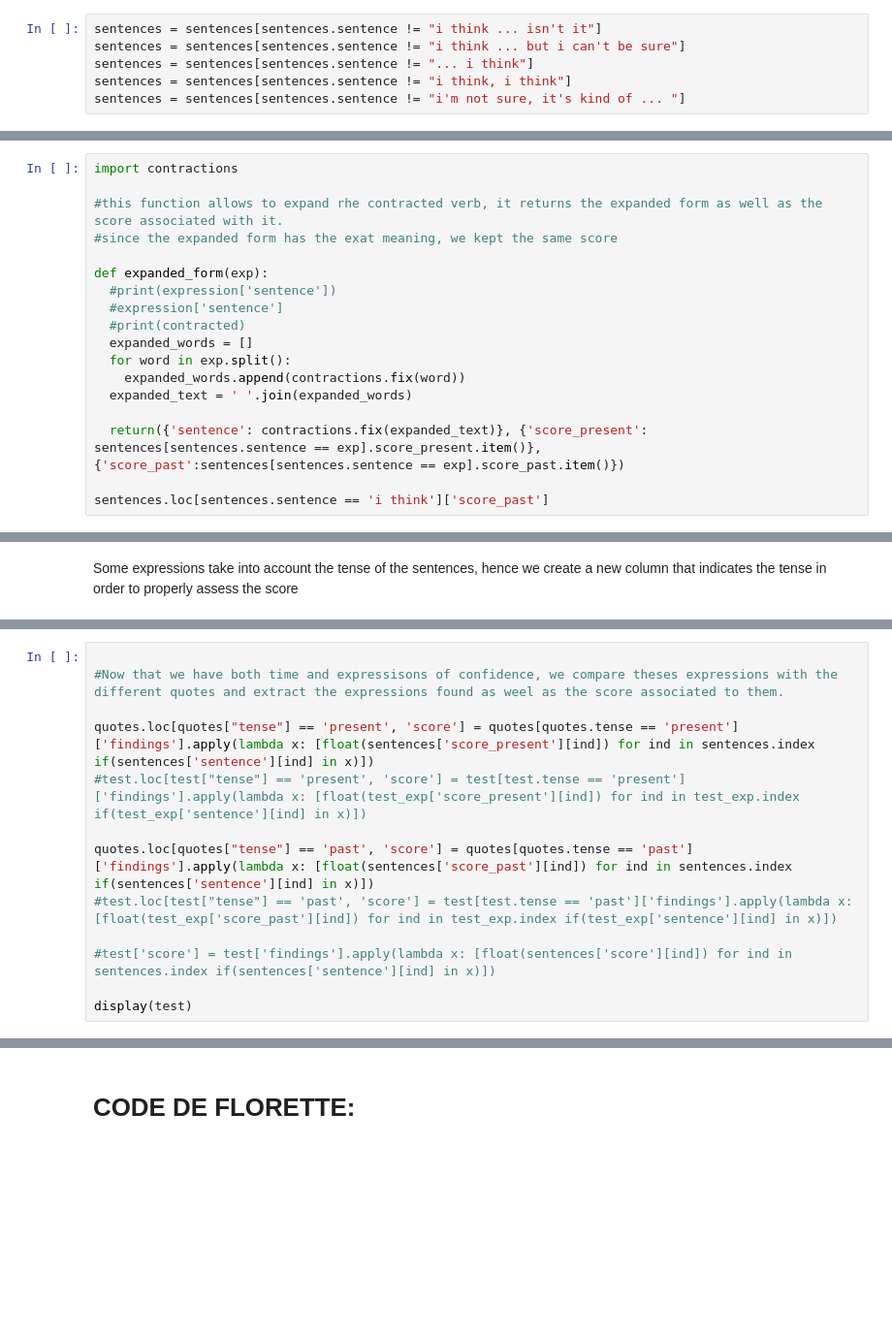
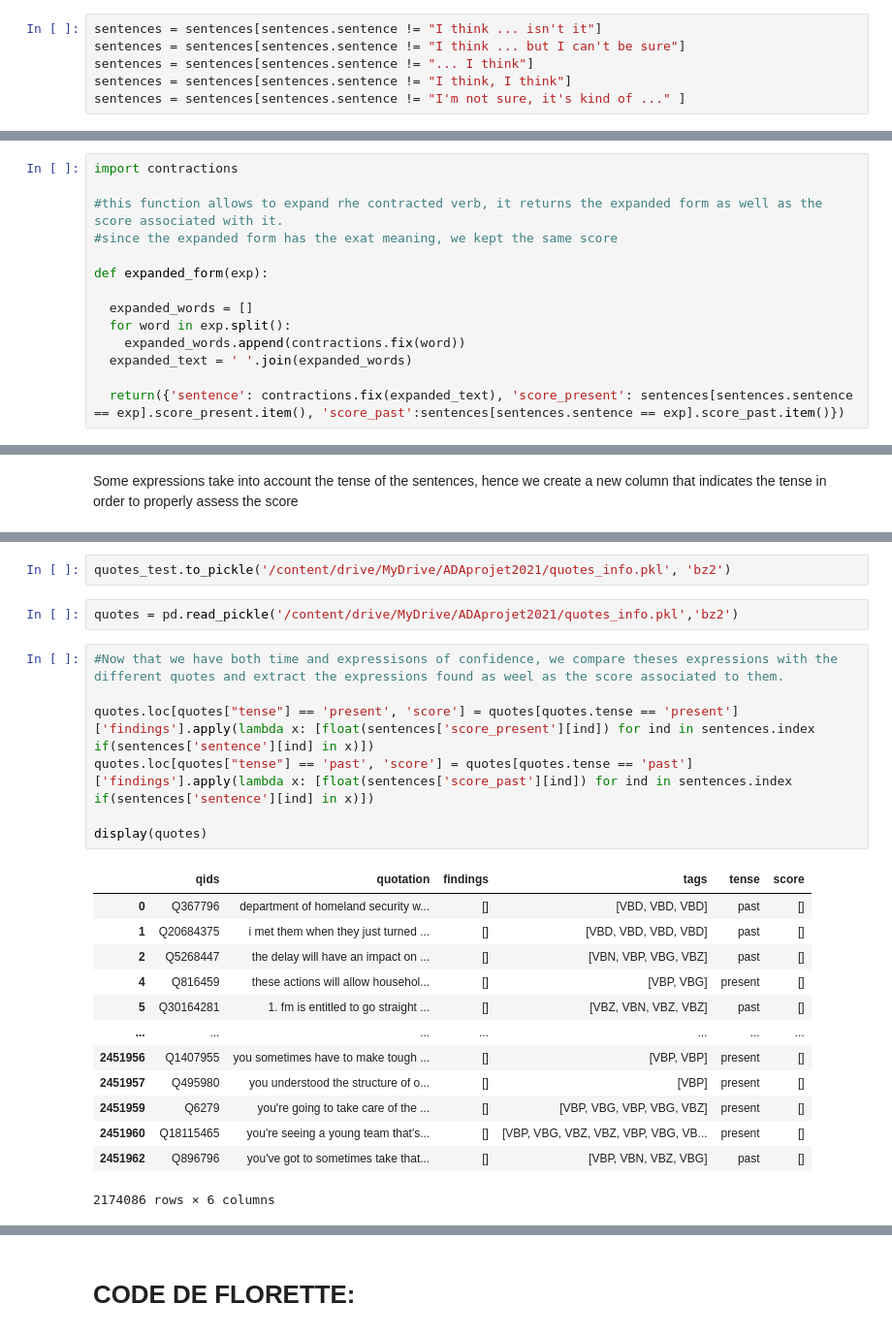
Before and after one commit to epfl-ada/ada-2021-project-teambis, a Jupyter notebook: Project_2_.ipynb, the cells around one changed output, grey strips where cells are left out. Shown at 97% size. Cells and saved outputs as stored; diff of their text form; blank space fills up the shorter version.

```diff
--- a/Project_2_.ipynb
+++ b/Project_2_.ipynb
@@ -396,8 +393,8 @@ display(sentences)
 # %% [markdown]
 Due to the fact that some expressions are separated into two parts we decided to throw them out of the sentenced used for the comparison. We decided to also get rid of the expression that will probably won't appear in the quotes
 # %%
-sentences = sentences[sentences.sentence != "i think ... isn't it"]
-sentences = sentences[sentences.sentence != "i think ... but i can't be sure"]
-sentences = sentences[sentences.sentence != "... i think"]
-sentences = sentences[sentences.sentence != "i think, i think"]
-sentences = sentences[sentences.sentence != "i'm not sure, it's kind of ...	"]
+sentences = sentences[sentences.sentence != "I think ... isn't it"]
+sentences = sentences[sentences.sentence != "I think ... but I can't be sure"]
+sentences = sentences[sentences.sentence != "... I think"]
+sentences = sentences[sentences.sentence != "I think, I think"]
+sentences = sentences[sentences.sentence != "I'm not sure, it's kind of ..." ]
@@ -410,14 +425,10 @@ import contractions
 #since the expanded form has the exat meaning, we kept the same score
 
 def expanded_form(exp):
-  #print(expression['sentence'])
-  #expression['sentence']
-  #print(contracted)
+
   expanded_words = []
   for word in exp.split():
     expanded_words.append(contractions.fix(word))
   expanded_text = ' '.join(expanded_words)
 
-  return({'sentence': contractions.fix(expanded_text)}, {'score_present': sentences[sentences.sentence == exp].score_present.item()}, {'score_past':sentences[sentences.sentence == exp].score_past.item()})
-
-sentences.loc[sentences.sentence == 'i think']['score_past']
+  return({'sentence': contractions.fix(expanded_text), 'score_present': sentences[sentences.sentence == exp].score_present.item(), 'score_past':sentences[sentences.sentence == exp].score_past.item()})
@@ -529,16 +531,28 @@ quotes['tense'] = quotes['tense'].apply(lambda x: 'present' if set(x).issubset(s
+# %%
+quotes_test.to_pickle('/content/drive/MyDrive/ADAprojet2021/quotes_info.pkl', 'bz2')
+# %%
+quotes = pd.read_pickle('/content/drive/MyDrive/ADAprojet2021/quotes_info.pkl','bz2')
 # %%
-
 #Now that we have both time and expressisons of confidence, we compare theses expressions with the different quotes and extract the expressions found as weel as the score associated to them.
 
 quotes.loc[quotes["tense"] == 'present', 'score'] = quotes[quotes.tense == 'present']['findings'].apply(lambda x: [float(sentences['score_present'][ind]) for ind in sentences.index if(sentences['sentence'][ind] in x)])
-#test.loc[test["tense"] == 'present', 'score'] = test[test.tense == 'present']['findings'].apply(lambda x: [float(test_exp['score_present'][ind]) for ind in test_exp.index if(test_exp['sentence'][ind] in x)])
+quotes.loc[quotes["tense"] == 'past', 'score'] = quotes[quotes.tense == 'past']['findings'].apply(lambda x: [float(sentences['score_past'][ind]) for ind in sentences.index if(sentences['sentence'][ind] in x)])
 
-quotes.loc[quotes["tense"] == 'past', 'score'] = quotes[quotes.tense == 'past']['findings'].apply(lambda x: [float(sentences['score_past'][ind]) for ind in sentences.index if(sentences['sentence'][ind] in x)])
-#test.loc[test["tense"] == 'past', 'score'] = test[test.tense == 'past']['findings'].apply(lambda x: [float(test_exp['score_past'][ind]) for ind in test_exp.index if(test_exp['sentence'][ind] in x)])
-
-#test['score'] = test['findings'].apply(lambda x: [float(sentences['score'][ind]) for ind in sentences.index if(sentences['sentence'][ind] in x)])
-
-display(test)
+display(quotes)
+# %% [output]
+|  | qids | quotation | findings | tags | tense | score |
+| 0 | Q367796 | department of homeland security w... | [] | [VBD, VBD, VBD] | past | [] |
+| 1 | Q20684375 | i met them when they just turned ... | [] | [VBD, VBD, VBD, VBD] | past | [] |
+| 2 | Q5268447 | the delay will have an impact on ... | [] | [VBN, VBP, VBG, VBZ] | past | [] |
+| 4 | Q816459 | these actions will allow househol... | [] | [VBP, VBG] | present | [] |
+| 5 | Q30164281 | 1. fm is entitled to go straight ... | [] | [VBZ, VBN, VBZ, VBZ] | past | [] |
+| ... | ... | ... | ... | ... | ... | ... |
+| 2451956 | Q1407955 | you sometimes have to make tough ... | [] | [VBP, VBP] | present | [] |
+| 2451957 | Q495980 | you understood the structure of o... | [] | [VBP] | present | [] |
+| 2451959 | Q6279 | you're going to take care of the ... | [] | [VBP, VBG, VBP, VBG, VBZ] | present | [] |
+| 2451960 | Q18115465 | you're seeing a young team that's... | [] | [VBP, VBG, VBZ, VBZ, VBP, VBG, VB... | present | [] |
+| 2451962 | Q896796 | you've got to sometimes take that... | [] | [VBP, VBN, VBZ, VBG] | past | [] |
+2174086 rows × 6 columns
 # %%
 #If we decide to define the quote score by averaging the values in the score array:
 
```
Also changed, not shown: parts of 18 cells of this notebook.
